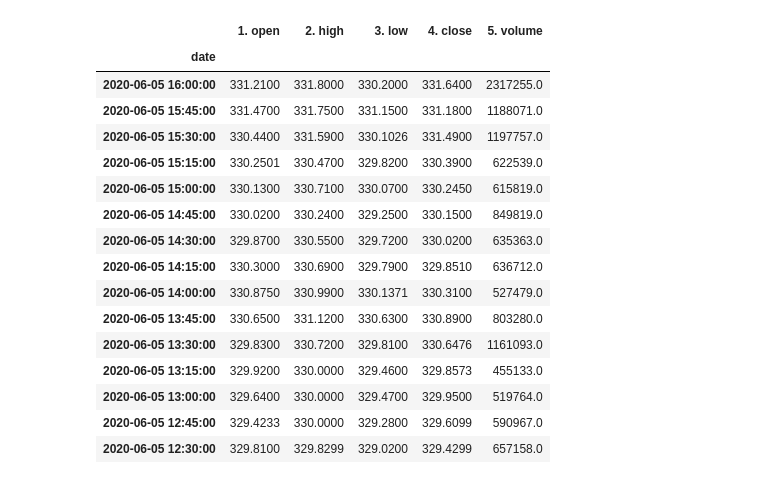
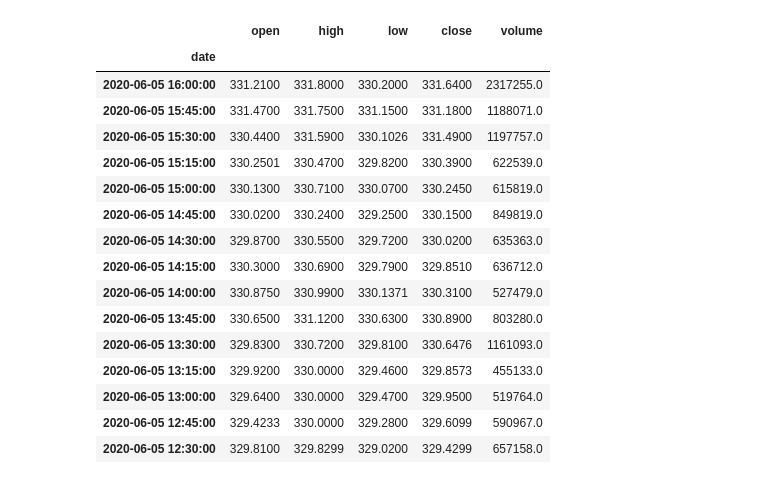
Before and after one commit to glenwang/AITrading, a Jupyter notebook: Trial1.ipynb, the cells around one changed output. Cells and saved outputs as stored; diff of their text form; code cells hidden in the pictures.

Commit message:
calculated columns

```diff
--- a/Trial1.ipynb
+++ b/Trial1.ipynb
@@ -19,12 +19,13 @@ aapl_data, aapl_meta_data = ts.get_intraday(symbol=ticker) #for intraday price,
 aapl_sma, aapl_meta_sma = ti.get_sma(symbol=ticker)
 # %%
 df=aapl_data
+df=df.rename(columns={'1. open':'open','2. high':'high','3. low':'low', '4. close':'close', '5. volume':'volume'})
 df.to_csv('priceData.csv')
 #read data from the csv file
 #df=pd.read_csv('priceData.csv').set_index(['date'])
 df.head(15)
 # %% [output]
-|  | 1. open | 2. high | 3. low | 4. close | 5. volume |
+|  | open | high | low | close | volume |
 | date |  |  |  |  |  |
 | 2020-06-05 16:00:00 | 331.2100 | 331.8000 | 330.2000 | 331.6400 | 2317255.0 |
 | 2020-06-05 15:45:00 | 331.4700 | 331.7500 | 331.1500 | 331.1800 | 1188071.0 |
```
Also changed, not shown: parts of 4 cells of this notebook, 2 other files.
